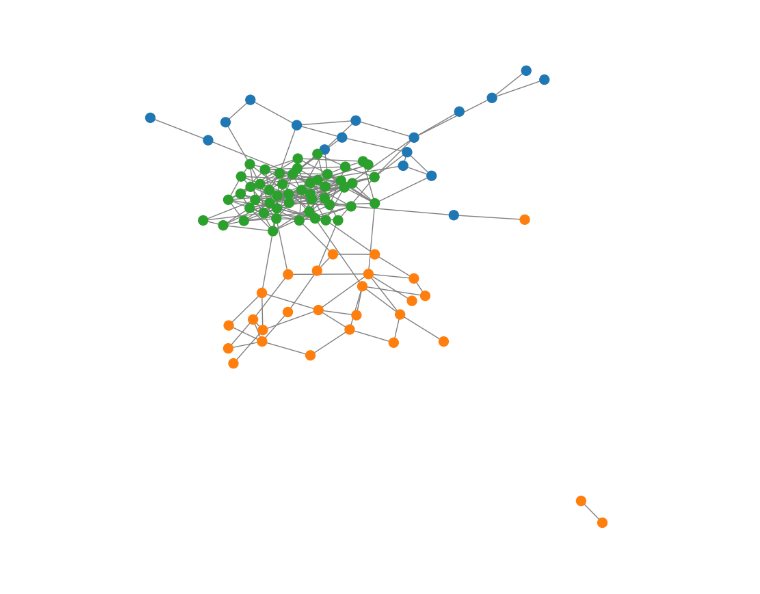
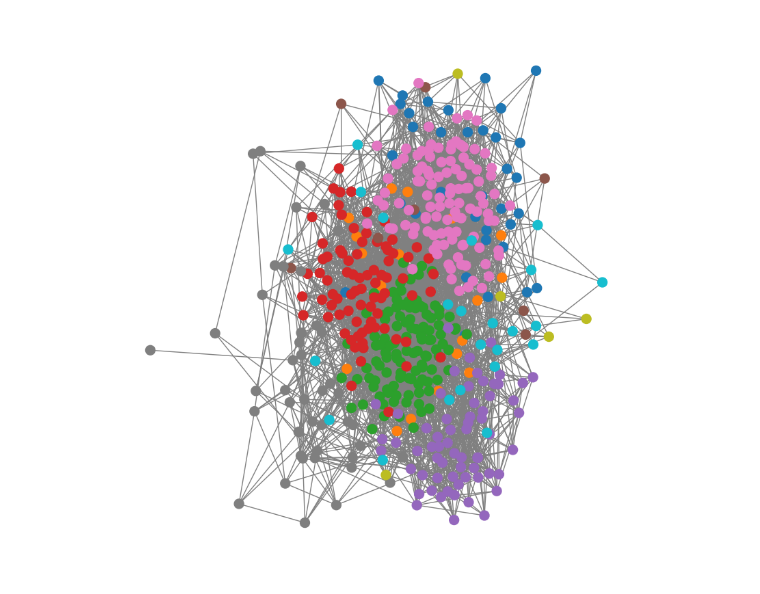
Before and after one commit to QMoayedpour/PGM_MVA, a Jupyter notebook: ntbk/model_init.ipynb, the cells around one changed output. Cells and saved outputs as stored; diff of their text form; code cells hidden in the pictures.

```diff
--- a/ntbk/model_init.ipynb
+++ b/ntbk/model_init.ipynb
@@ -9,16 +9,16 @@ from src.utils import random_permute_adj
 import torch.multiprocessing as mp
 import matplotlib.pyplot as plt
 # %%
-n=100
-k=3
+n=500
+k=10
 
 sbm = MySbmFromScratch()
 
-sbm.generate_graph(N=n, K=k, _lambda=0.1, multiplier=0.1, alpha=1.5)
+sbm.generate_graph(N=n, K=k, _lambda=0.1, multiplier=1.3, alpha=1)
 sbm.plot_graph()
 model = MixtureModel(sbm.adj, sbm.adj.shape[0], k, device="cuda")
 # %% [output]
-[figure, old version]
+[figure, new version]
 # %%
 sbm.plot_adj()
 # %% [output]
```
Also changed, not shown: parts of 13 cells of this notebook.
